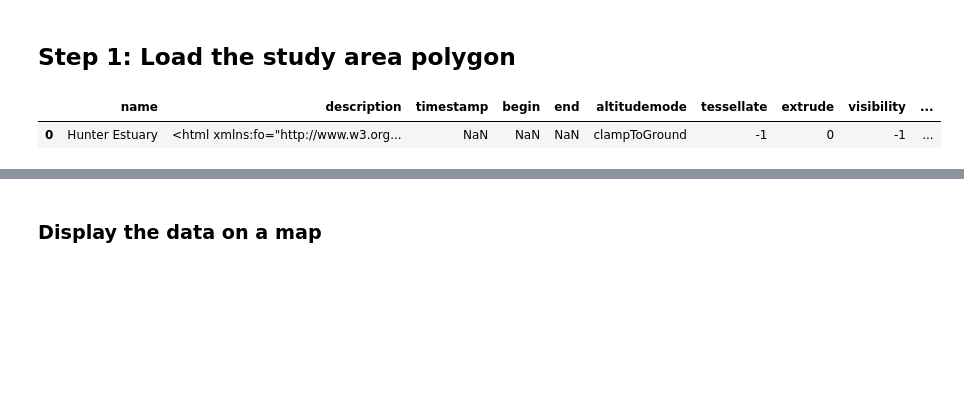
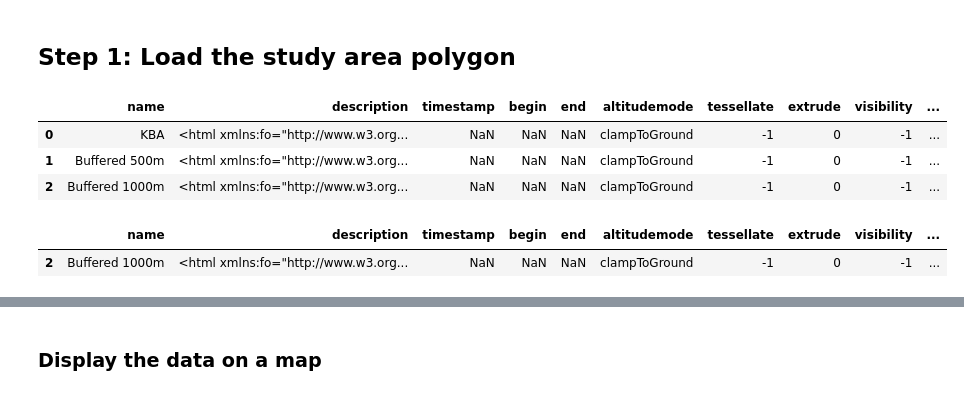
Before and after one commit to mjdear68/Hunter_Estuary_KBA, a Jupyter notebook: nbk/dea_data_prep.ipynb, the cells around one changed output, grey strips where cells are left out. Drawn from its saved outputs; the diff is of its cells as text; code cells hidden in the pictures; blank space fills up the shorter version.

```diff
--- a/nbk/dea_data_prep.ipynb
+++ b/nbk/dea_data_prep.ipynb
@@ -84,10 +84,19 @@ Worker: 0
 # Load the polygon
 poly = gpd.read_file(vector_dir+study_area_abbrev+'.geojson')
 # %%
-poly.head()
+poly
 # %% [output]
 |  | name | description | timestamp | begin | end | altitudemode | tessellate | extrude | visibility | ... |
-| 0 | Hunter Estuary | <html xmlns:fo="http://www.w3.org... | NaN | NaN | NaN | clampToGround | -1 | 0 | -1 | ... |
+| 0 | KBA | <html xmlns:fo="http://www.w3.org... | NaN | NaN | NaN | clampToGround | -1 | 0 | -1 | ... |
+| 1 | Buffered 500m | <html xmlns:fo="http://www.w3.org... | NaN | NaN | NaN | clampToGround | -1 | 0 | -1 | ... |
+| 2 | Buffered 1000m | <html xmlns:fo="http://www.w3.org... | NaN | NaN | NaN | clampToGround | -1 | 0 | -1 | ... |
+# %%
+# Select the polygon to use
+poly = poly[poly['name'] == 'Buffered 1000m']
+poly
+# %% [output]
+|  | name | description | timestamp | begin | end | altitudemode | tessellate | extrude | visibility | ... |
+| 2 | Buffered 1000m | <html xmlns:fo="http://www.w3.org... | NaN | NaN | NaN | clampToGround | -1 | 0 | -1 | ... |
 # %%
 # Set the CRS to EPSG:4326
 poly = poly.to_crs(4326)
```
Also changed, not shown: parts of 14 cells of this notebook, 2 other files.
